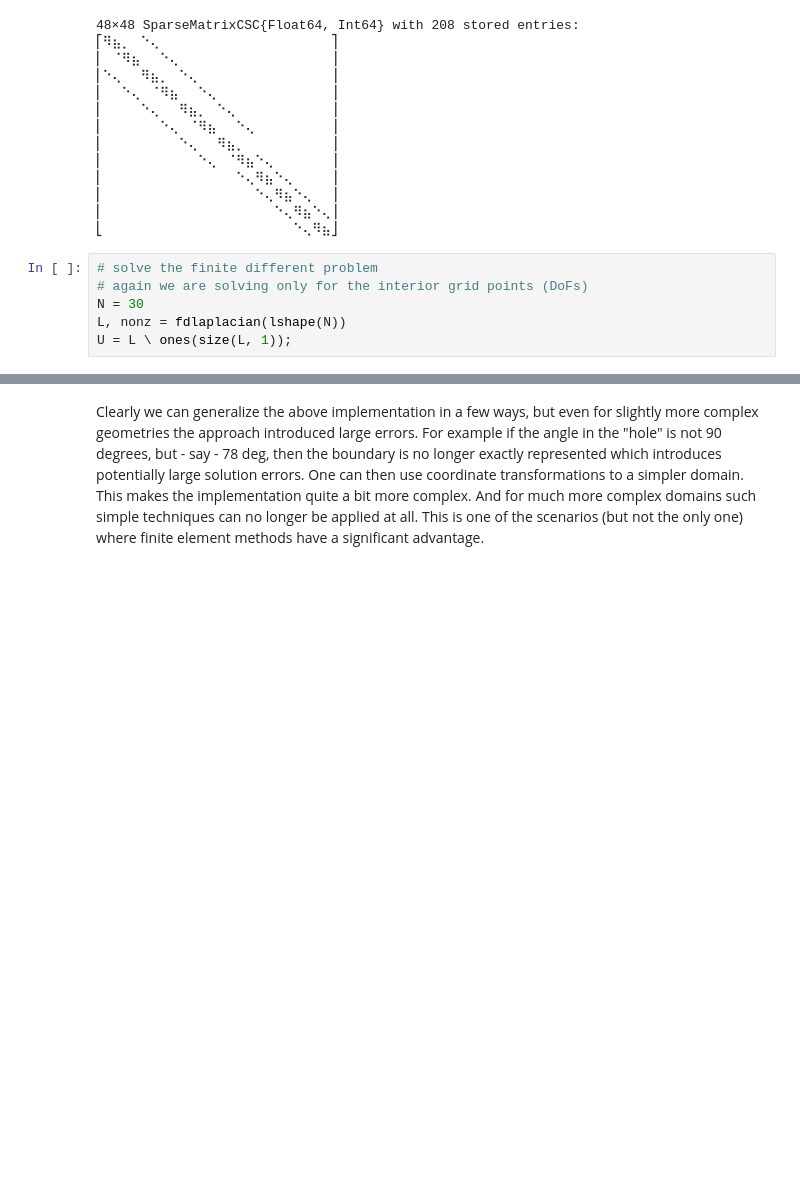
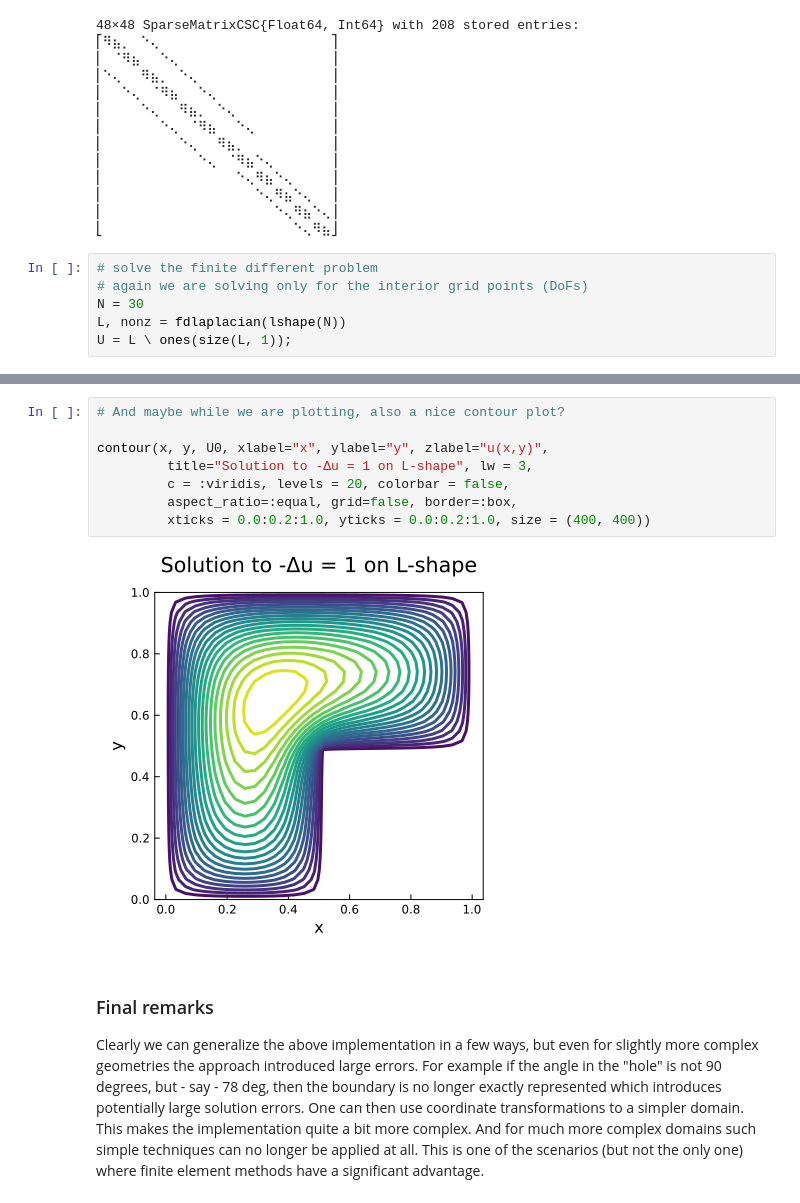
Before and after one commit to cortner/math521, a Jupyter notebook: finitedifference.ipynb, the cells around one changed output, grey strips where cells are left out. Drawn from its saved outputs; the diff is of its cells as text; blank space fills up the shorter version.

```diff
--- a/finitedifference.ipynb
+++ b/finitedifference.ipynb
@@ -130,4 +129,16 @@ surface(x, y, U0, xlabel="x", ylabel="y", zlabel="u(x,y)",
 # %% [output]
 [figure]
+# %%
+# And maybe while we are plotting, also a nice contour plot?
+
+contour(x, y, U0, xlabel="x", ylabel="y", zlabel="u(x,y)",
+         title="Solution to -Δu = 1 on L-shape", lw = 3,
+         c = :viridis, levels = 20, colorbar = false,
+         aspect_ratio=:equal, grid=false, border=:box,
+         xticks = 0.0:0.2:1.0, yticks = 0.0:0.2:1.0, size = (400, 400))
+# %% [output]
+[figure, added]
 # %% [markdown]
+### Final remarks
+
 Clearly we can generalize the above implementation in a few ways, but even for slightly more complex geometries the approach introduced large errors. For example if the angle in the "hole" is not 90 degrees, but - say - 78 deg, then the boundary is no longer exactly represented which introduces potentially large solution errors. One can then use coordinate transformations to a simpler domain. This makes the implementation quite a bit more complex. And for much more complex domains such simple techniques can no longer be applied at all. This is one of the scenarios (but not the only one) where finite element methods have a significant advantage.
```
Also changed, not shown: parts of 1 cell of this notebook.
